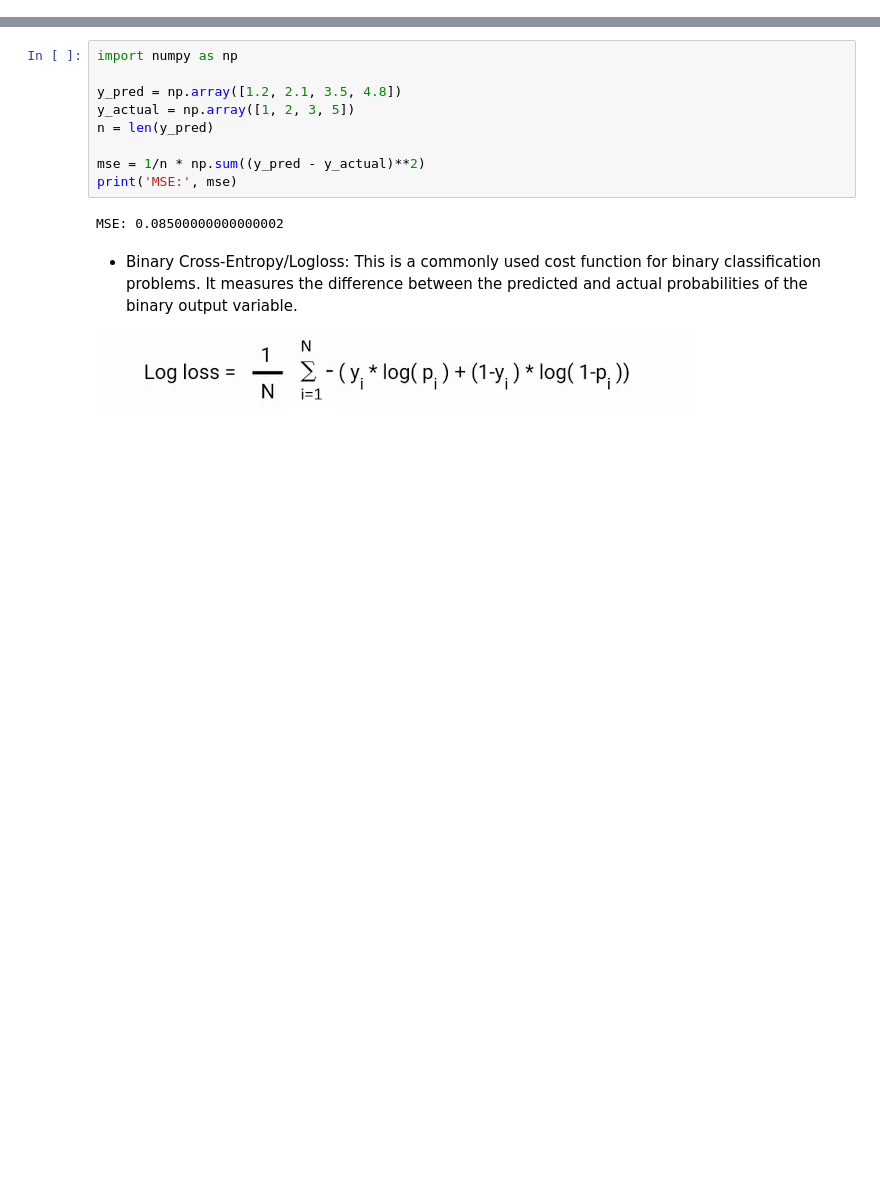
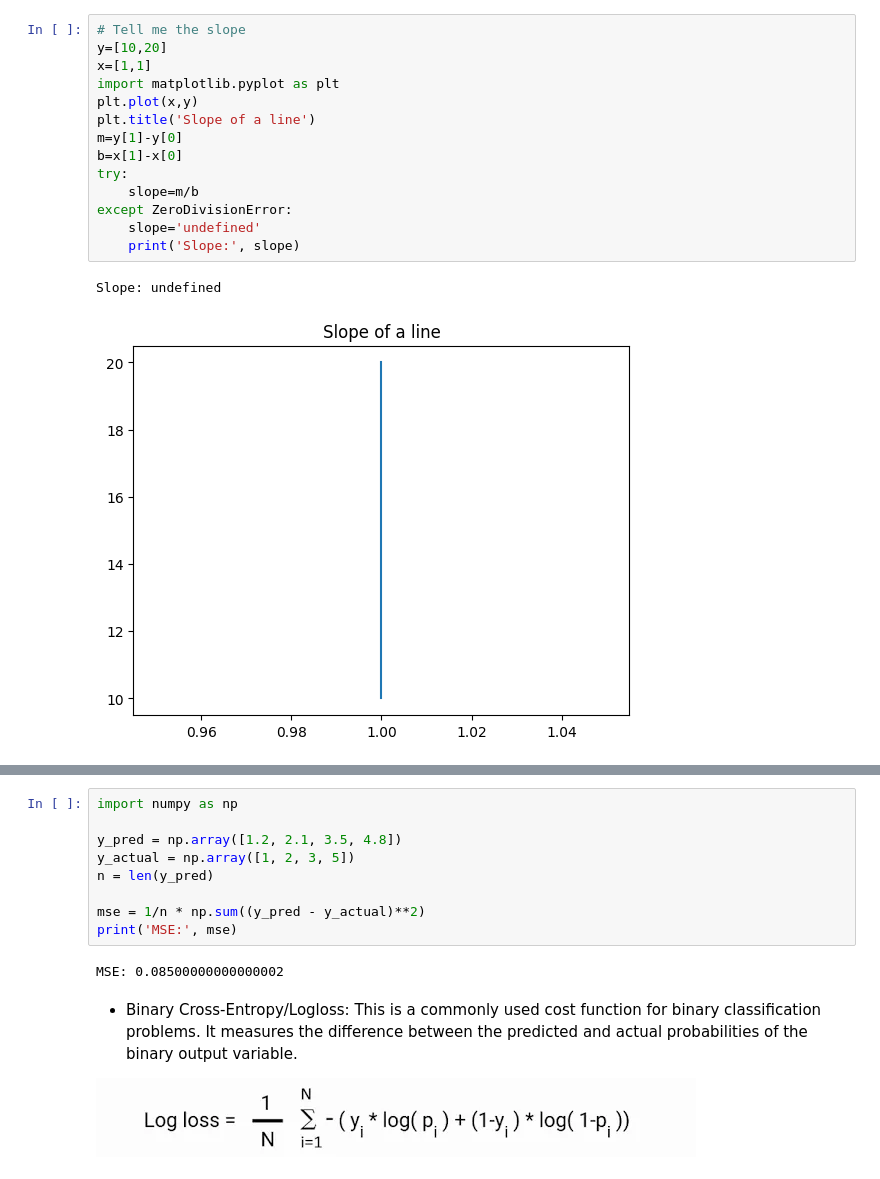
Before and after one commit to Shanmukh15501/DSML_PRACTISE_FILES, a Jupyter notebook: ML/3_linear_regression.ipynb, the cells around one changed output, grey strips where cells are left out. Drawn from its saved outputs; the diff is of its cells as text; blank space fills up the shorter version.

```diff
--- a/ML/3_linear_regression.ipynb
+++ b/ML/3_linear_regression.ipynb
@@ -0,0 +16,17 @@
+# %%
+# Tell me the slope
+y=[10,20]
+x=[1,1]
+import matplotlib.pyplot as plt
+plt.plot(x,y)
+plt.title('Slope of a line')
+m=y[1]-y[0]
+b=x[1]-x[0]
+try:
+    slope=m/b
+except ZeroDivisionError:
+    slope='undefined'
+    print('Slope:', slope)
+# %% [output]
+Slope: undefined
+[figure, added]
```
Also changed, not shown: parts of 20 cells of this notebook, 4 other files.
